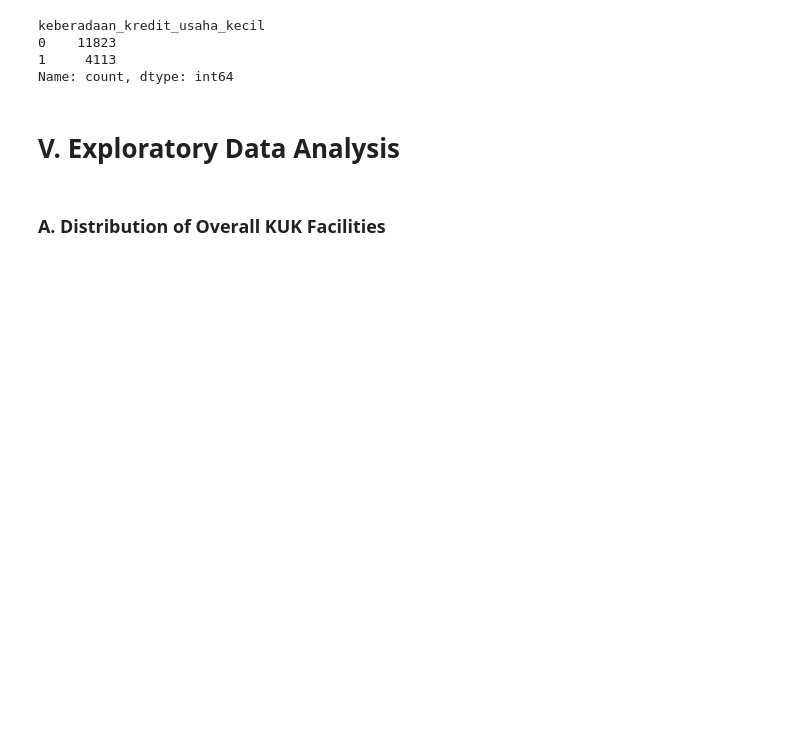
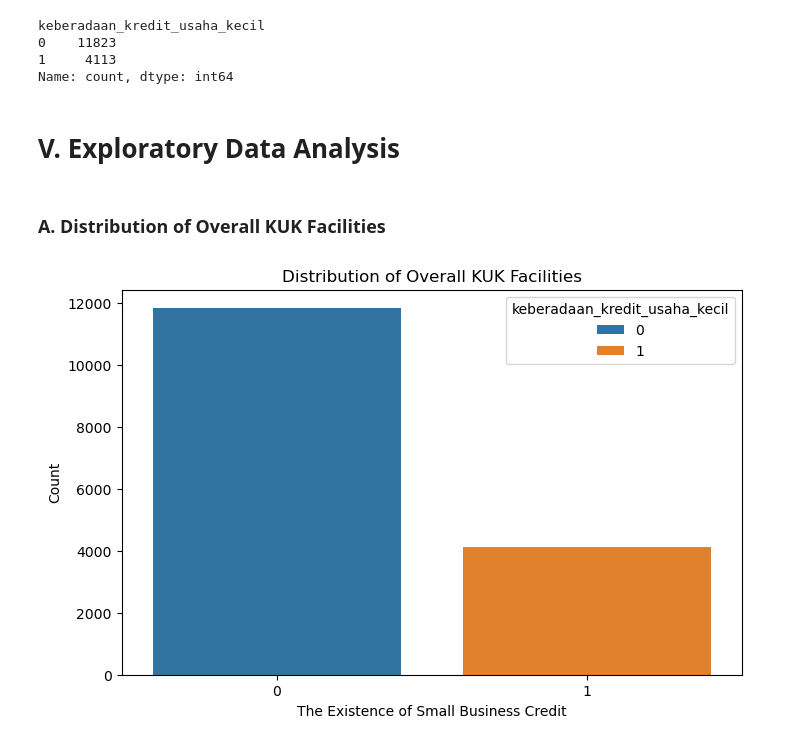
Before and after one commit to Maulana-Yusuf-T/Small-Business-Credit, a Jupyter notebook: KUK_MYT.ipynb, the cells around one changed output. Cells and saved outputs as stored; diff of their text form; code cells hidden in the pictures; blank space fills up the shorter version.

```diff
--- a/KUK_MYT.ipynb
+++ b/KUK_MYT.ipynb
@@ -248,3 +248,18 @@ Name: count, dtype: int64
 # **V. Exploratory Data Analysis**
 # %% [markdown]
 ### **A. Distribution of Overall KUK Facilities**
+# %%
+# Create the visualization
+plt.figure(figsize = (8, 5))
+sns.countplot(x = 'keberadaan_kredit_usaha_kecil', data = df_copy,
+              hue = 'keberadaan_kredit_usaha_kecil')
+
+# Add title
+plt.title('Distribution of Overall KUK Facilities')
+plt.xlabel('The Existence of Small Business Credit')
+plt.ylabel('Count')
+
+# Show the visualization
+plt.show()
+# %% [output]
+[figure, added]
```
